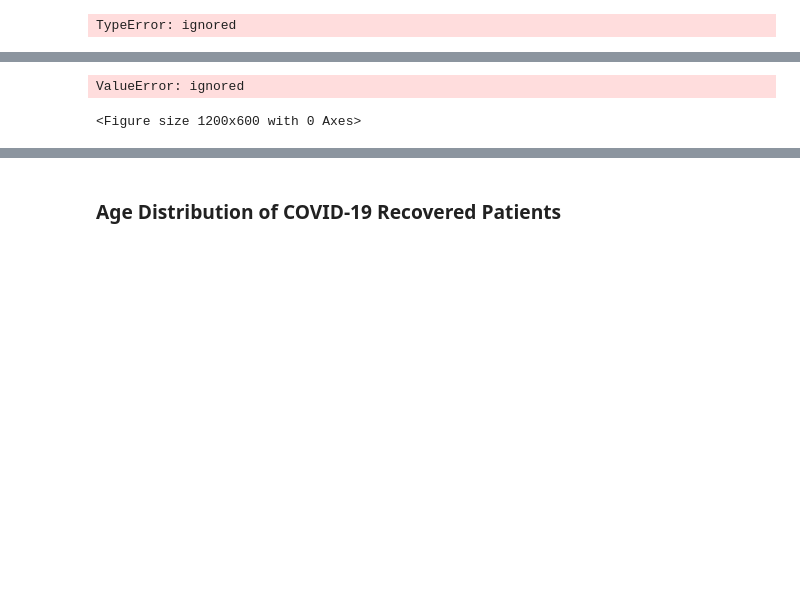
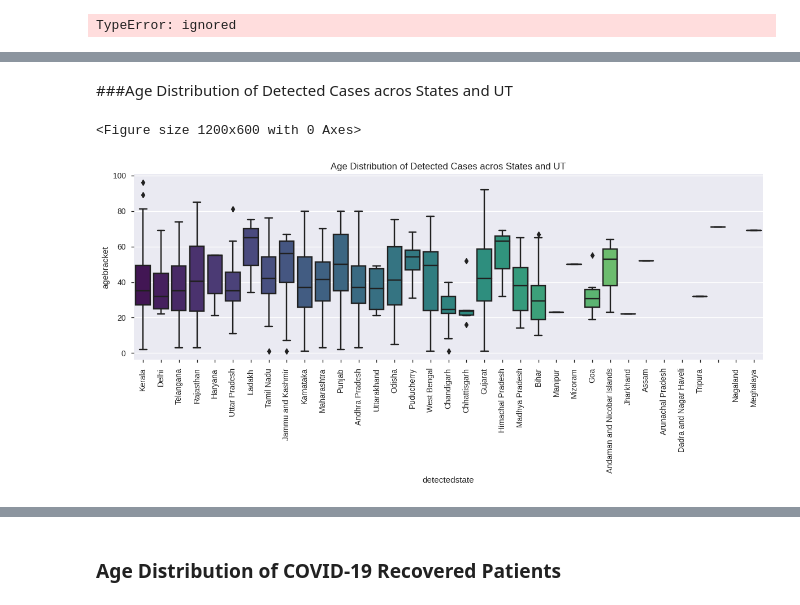
Before and after one commit to pratikbarjatya/covid19India, a Jupyter notebook: Covid19India.ipynb, the cells around one changed output, grey strips where cells are left out. Saved outputs shown, nothing was run; the diff lists cells and outputs as text; code cells hidden in the pictures; blank space fills up the shorter version.

```diff
--- a/Covid19India.ipynb
+++ b/Covid19India.ipynb
@@ -407,13 +451,2 @@ No. of missing values : 12259
 No. of available values : 112
 [interactive output not drawn]
-# %%
-plt.figure(figsize=(12, 6), dpi = 100)
-sns.boxplot(x = 'detectedstate', y = 'agebracket', data = df, palette = 'Set1')
-plt.xlabel('State / Union Territory')
-plt.ylabel('agebracket')
-plt.xticks(rotation = 90)
-plt.tight_layout()
-plt.show()
-# %% [output]
-ValueError: ignored
-<Figure size 1200x600 with 0 Axes>
@@ -427,0 +453,8 @@ plt.show()
+# %% [markdown]
+###Age Distribution of Detected Cases acros States and UT
+# %%
+plt.figure(figsize=(12, 6), dpi = 100)
+boxplot(df,'detectedstate' , 'agebracket' ,'Age Distribution of Detected Cases acros States and UT')
+# %% [output]
+<Figure size 1200x600 with 0 Axes>
+[figure, added]
```
Also changed, not shown: parts of 35 cells of this notebook.
